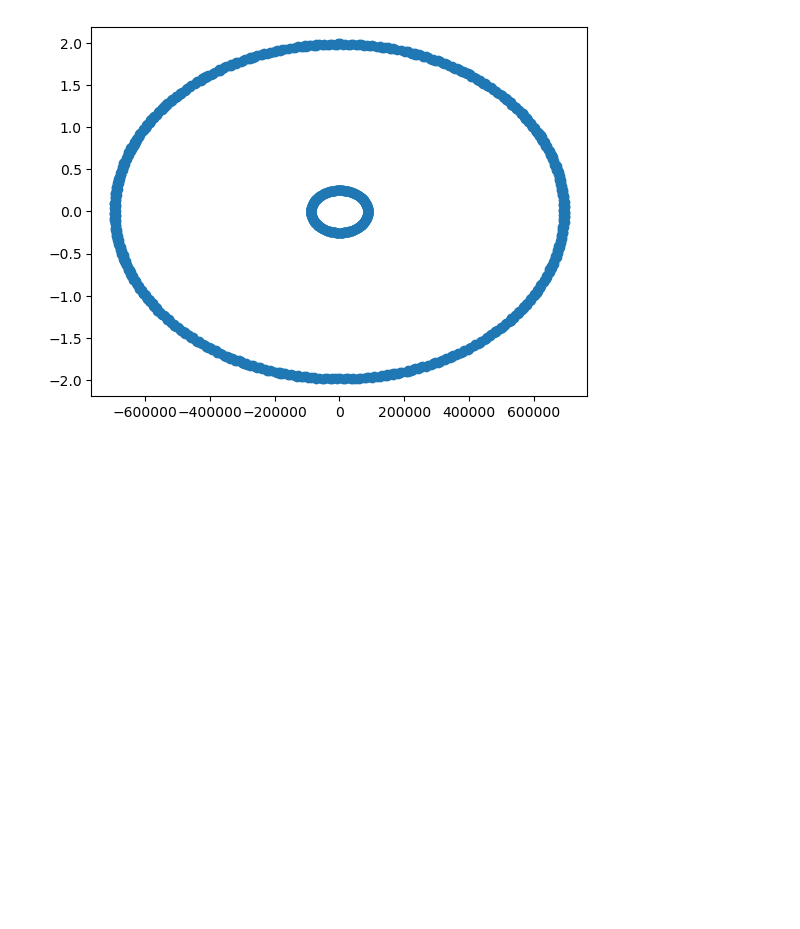
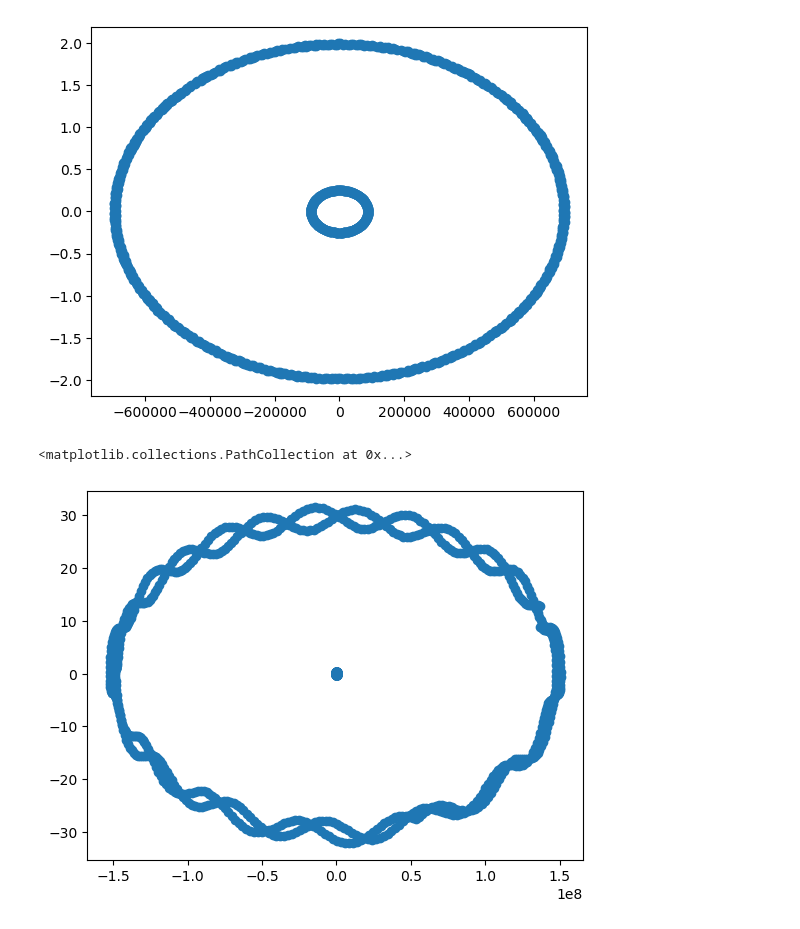
Before and after one commit to bGuenes/Scientific_ML_seminar, a Jupyter notebook: solar_hnn.ipynb, the cells around one changed output. Cells and saved outputs as stored; diff of their text form; code cells hidden in the pictures; blank space fills up the shorter version.

Commit message:
earth scatter

```diff
--- a/solar_hnn.ipynb
+++ b/solar_hnn.ipynb
@@ -49,3 +49,8 @@ plt.scatter(sun_q, sun_p)
 # %% [output]
 <matplotlib.collections.PathCollection at 0x...>
 [figure]
+# %%
+plt.scatter(earth_q, earth_p)
+# %% [output]
+<matplotlib.collections.PathCollection at 0x...>
+[figure, added]
```
